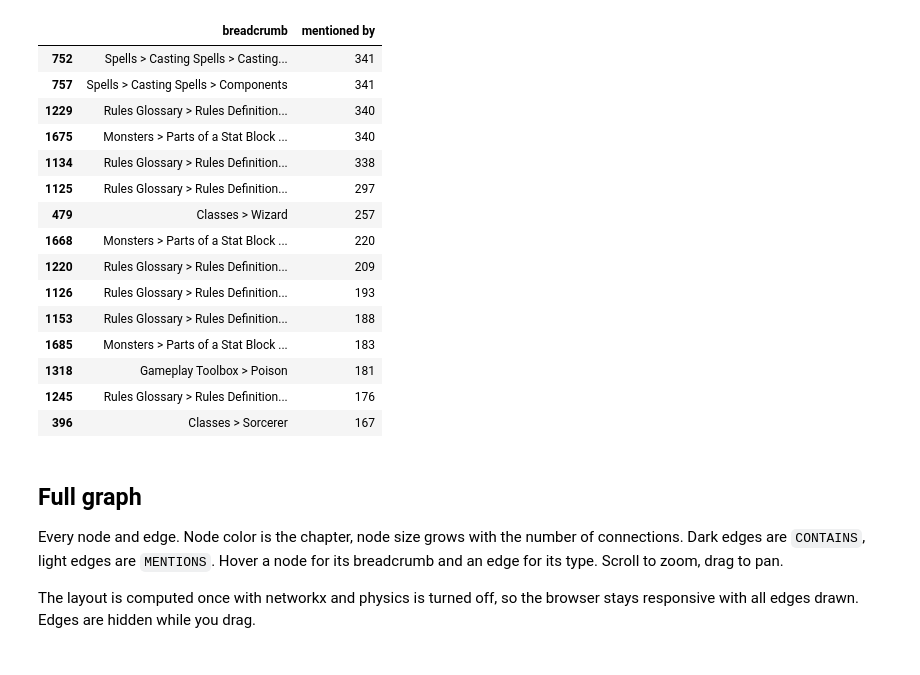
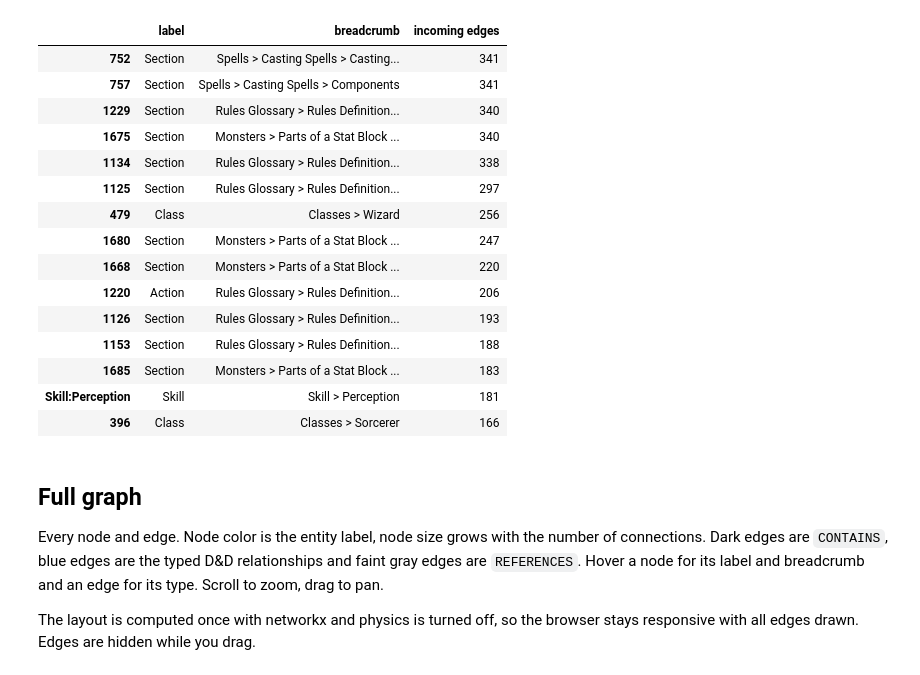
Before and after one commit to Gal-Gilor/roll-to-quest, a Jupyter notebook: notebooks/srd_graph.ipynb, the cells around one changed output. Saved outputs shown, nothing was run; the diff lists cells and outputs as text; code cells hidden in the pictures.

```diff
--- a/notebooks/srd_graph.ipynb
+++ b/notebooks/srd_graph.ipynb
@@ -91,28 +100,30 @@ pd.crosstab(mentions["source"], mentions["target"])
 # %%
-# The most referenced sections.
-in_degree = pd.Series(dict(graph.in_degree()), name="mentioned by")
-nodes.join(in_degree).nlargest(15, "mentioned by")[["breadcrumb", "mentioned by"]]
+# The most linked-to nodes.
+in_degree = pd.Series(dict(graph.in_degree()), name="incoming edges")
+nodes.join(in_degree).nlargest(15, "incoming edges")[
+    ["label", "breadcrumb", "incoming edges"]
+]
 # %% [output]
-|  | breadcrumb | mentioned by |
-| 752 | Spells > Casting Spells > Casting... | 341 |
-| 757 | Spells > Casting Spells > Components | 341 |
-| 1229 | Rules Glossary > Rules Definition... | 340 |
-| 1675 | Monsters > Parts of a Stat Block ... | 340 |
-| 1134 | Rules Glossary > Rules Definition... | 338 |
-| 1125 | Rules Glossary > Rules Definition... | 297 |
-| 479 | Classes > Wizard | 257 |
-| 1668 | Monsters > Parts of a Stat Block ... | 220 |
-| 1220 | Rules Glossary > Rules Definition... | 209 |
-| 1126 | Rules Glossary > Rules Definition... | 193 |
-| 1153 | Rules Glossary > Rules Definition... | 188 |
-| 1685 | Monsters > Parts of a Stat Block ... | 183 |
-| 1318 | Gameplay Toolbox > Poison | 181 |
-| 1245 | Rules Glossary > Rules Definition... | 176 |
-| 396 | Classes > Sorcerer | 167 |
+|  | label | breadcrumb | incoming edges |
+| 752 | Section | Spells > Casting Spells > Casting... | 341 |
+| 757 | Section | Spells > Casting Spells > Components | 341 |
+| 1229 | Section | Rules Glossary > Rules Definition... | 340 |
+| 1675 | Section | Monsters > Parts of a Stat Block ... | 340 |
+| 1134 | Section | Rules Glossary > Rules Definition... | 338 |
+| 1125 | Section | Rules Glossary > Rules Definition... | 297 |
+| 479 | Class | Classes > Wizard | 256 |
+| 1680 | Section | Monsters > Parts of a Stat Block ... | 247 |
+| 1668 | Section | Monsters > Parts of a Stat Block ... | 220 |
+| 1220 | Action | Rules Glossary > Rules Definition... | 206 |
+| 1126 | Section | Rules Glossary > Rules Definition... | 193 |
+| 1153 | Section | Rules Glossary > Rules Definition... | 188 |
+| 1685 | Section | Monsters > Parts of a Stat Block ... | 183 |
+| Skill:Perception | Skill | Skill > Perception | 181 |
+| 396 | Class | Classes > Sorcerer | 166 |
 # %% [markdown]
 ## Full graph
 
-Every node and edge. Node color is the chapter, node size grows with the number of connections. Dark edges are `CONTAINS`, light edges are `MENTIONS`. Hover a node for its breadcrumb and an edge for its type. Scroll to zoom, drag to pan.
+Every node and edge. Node color is the entity label, node size grows with the number of connections. Dark edges are `CONTAINS`, blue edges are the typed D&D relationships and faint gray edges are `REFERENCES`. Hover a node for its label and breadcrumb and an edge for its type. Scroll to zoom, drag to pan.
 
 The layout is computed once with networkx and physics is turned off, so the browser stays responsive with all edges drawn. Edges are hidden while you drag.
 # %%
```
Also changed, not shown: parts of 12 cells of this notebook, 7 other files.
